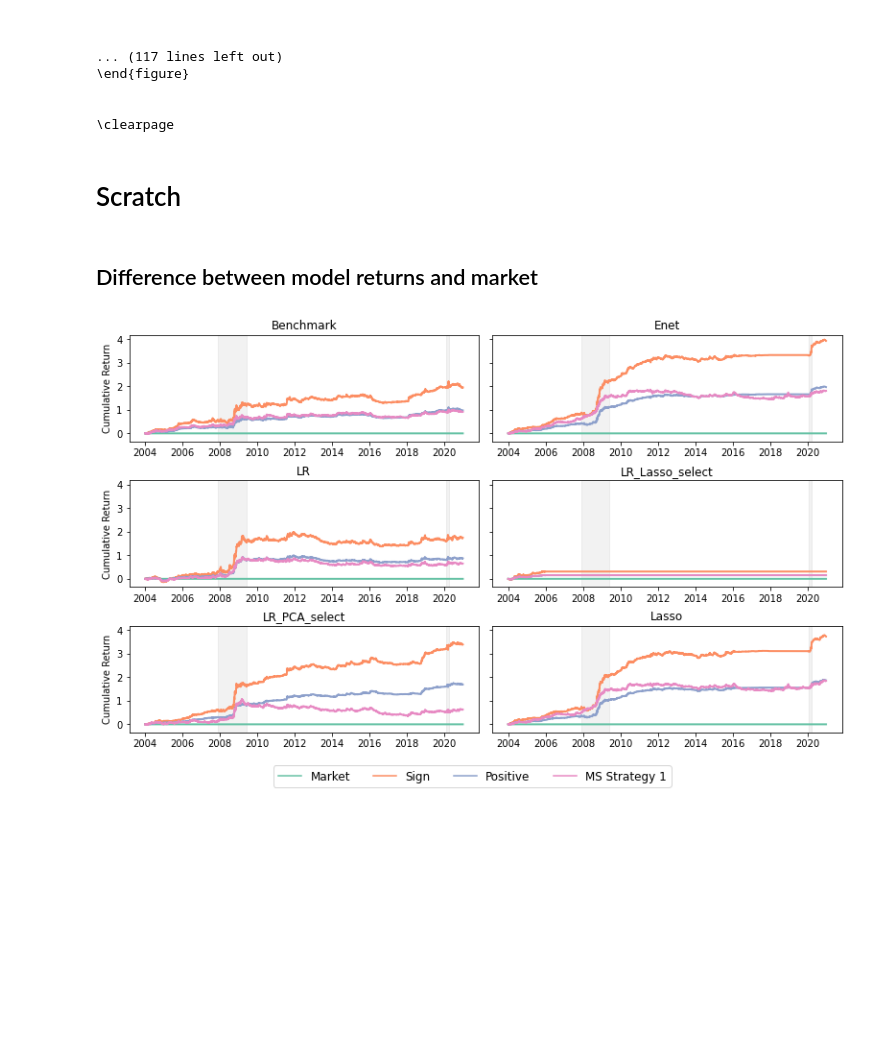
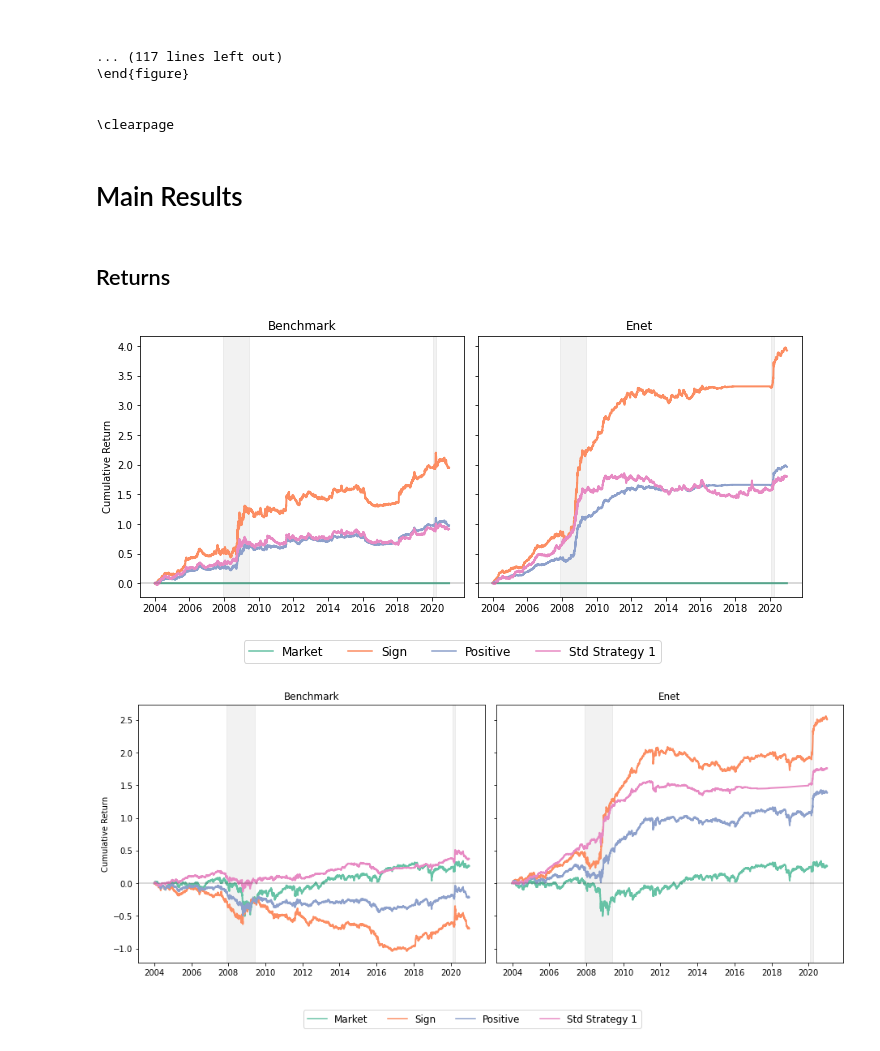
Before and after one commit to B277A/High-Freq-ML, a Jupyter notebook: code/results_analysis/study_return_timing.ipynb, the cells around one changed output. Drawn from its saved outputs; the diff is of its cells as text; code cells hidden in the pictures; blank space fills up the shorter version.

Commit message:
Update results analysis

```diff
--- a/code/results_analysis/study_return_timing.ipynb
+++ b/code/results_analysis/study_return_timing.ipynb
@@ -71,19 +132,28 @@ metrics_names_list = [
 # %%
-def plot_returns(oss_returns_all_df):
+def plot_returnsadj(oss_returns_all_df, model_list=model_list, figsize=(11, 7)):
 
     fig, axs = plt.subplots(figsize=(11, 7), nrows=int(len(model_list) / 2), ncols=2, sharey=True)
 
     for i, model_select in enumerate(model_list):
 
         ax = axs.reshape(-1)[i]
+
+        # Get adjusted returns
+        oss_returnsadj_all_df = oss_returns_all_df - oss_weights_all_df.diff(1).fillna(
+            0
+        ).abs().multiply(spread_df.loc[oss_weights_all_df.index, "QSpreadPct_TW_m"] / 2, axis=0)
+
+        # For strategy
         oss_returns_strategy_df = oss_returns_all_df[model_select]
+        oss_returnsadj_strategy_df = oss_returnsadj_all_df[model_select]
 
         # Plot cumulative returns
         sns.lineplot(
             x="datetime",
             y="value",
             hue="variable",
-            data=oss_returns_strategy_df[["Market", "Sign", "Positive", "MS Strategy 1"]]
+            data=oss_returnsadj_strategy_df[["Market", "Sign", "Positive", "MS Strategy 1"]]
+            .rename(columns={"MS Strategy 1": "Std Strategy 1"})
             .groupby(pd.Grouper(freq="1d"))
             .sum()
             .cumsum()
@@ -95,24 +165,28 @@ def plot_returns(oss_returns_all_df):
         )
 
         # Highlight recessions
-        ax.axvspan(pd.to_datetime('2007-12-01'), pd.to_datetime('2009-06-01'), color = 'k', alpha = 0.05)
-        ax.axvspan(pd.to_datetime('2020-02-01'), pd.to_datetime('2020-04-01'), color = 'k', alpha = 0.05)
+        ax.axvspan(
+            pd.to_datetime("2007-12-01"), pd.to_datetime("2009-06-01"), color="k", alpha=0.05
+        )
+        ax.axvspan(
+            pd.to_datetime("2020-02-01"), pd.to_datetime("2020-04-01"), color="k", alpha=0.05
+        )
 
         # Other settings
         ax.set_title(model_select)
         ax.set_xlabel(None)
-        ax.set_ylabel('Cumulative Return')
+        ax.set_ylabel("Cumulative Return")
         ax.legend(loc="upper left")
 
     # Fix legend
     handles, labels = axs.reshape(-1)[0].get_legend_handles_labels()
-    fig.legend(handles, labels, fontsize = 12, loc='lower center', ncol = 9, bbox_to_anchor=(0.5, 0))
+    fig.legend(handles, labels, fontsize=12, loc="lower center", ncol=9)#, bbox_to_anchor=(0.5, 0))
     for ax in axs.reshape(-1):
         ax.get_legend().remove()
 
     # Make room for legend
     plt.tight_layout()
-    plt.subplots_adjust(bottom = 0.125)
+    # plt.subplots_adjust(bottom=0.125)
 
     return fig, axs
 # %% [markdown]
@@ -247,3 +318,5 @@ r"""
 
 
 \clearpage
+# %% [markdown]
+# Main Results
@@ -250,4 +361,2 @@ r"""
 # %% [markdown]
-# Scratch
+## Returns
-# %% [markdown]
-## Difference between model returns and market
@@ -292,7 +363,20 @@ hrf_filter_df = hrf_df.loc[start_year:].copy()
 # %%
-fig, _ = plot_returns(oss_returns_all_df.subtract(oss_returns_all_df['Benchmark']['Market'].values, axis=0))
+# Regular returns
+fig, axs = plot_returns(
+    oss_returns_all_df.subtract(oss_returns_all_df["Benchmark"]["Market"].values, axis=0),
+    model_list=["Benchmark", "Enet"],
+    figsize=(10, 5),
+)
+[ax.axhline(0, color = 'k', alpha =0.2) for ax in axs]
 fig.savefig(
-    f"../../docs/exhibits/figures/return_timing_main_diff.pdf"
+    f"../../docs/exhibits/figures/timing_return_main_diff.pdf"
 )
 # %% [output]
-[figure, old version]
+[figure, new version]
+# %%
+# Adjusted returns - no diff
+fig, axs = plot_returns(oss_returnsadj_all_df, model_list=["Benchmark", "Enet"], figsize=(13, 6))
+[ax.axhline(0, color="k", alpha=0.2) for ax in axs]
+fig.savefig(f"../../docs/exhibits/figures/timing_returnadj_main.pdf")
+# %% [output]
+[figure, added]
```
Also changed, not shown: parts of 20 cells of this notebook, 13 other files.
